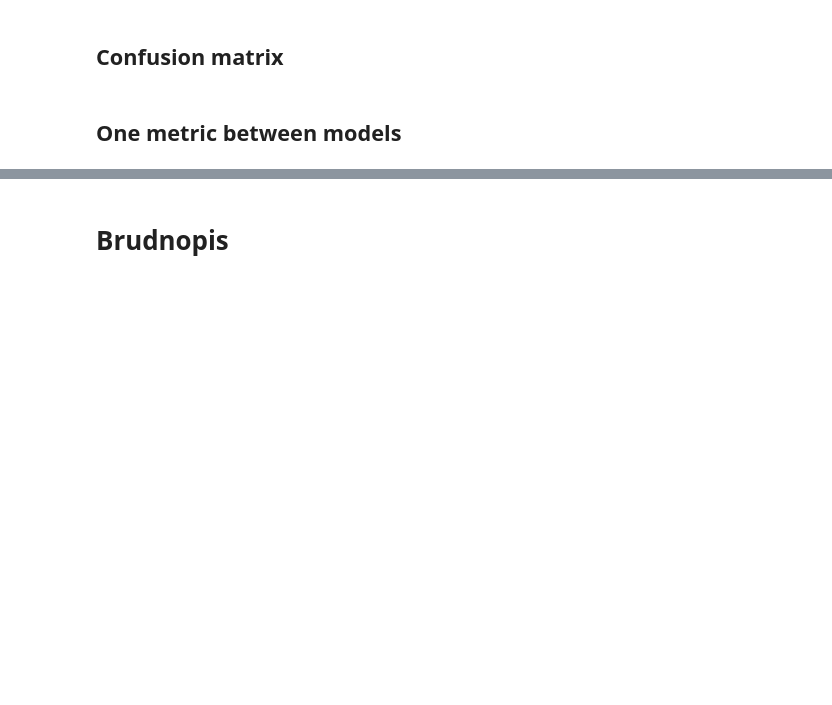
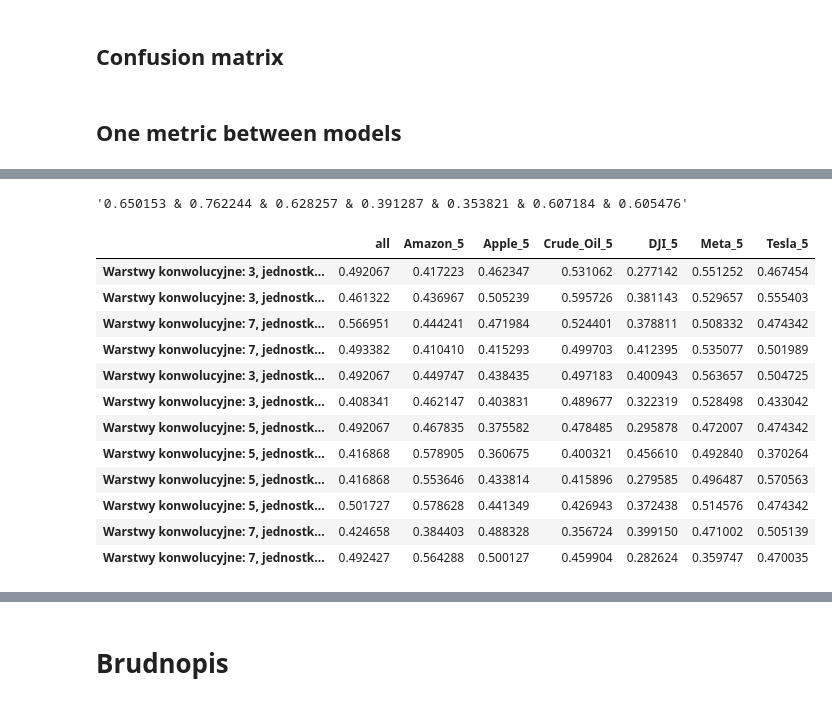
Before and after one commit to B4rtko/Inzynierka, a Jupyter notebook: visualize.ipynb, the cells around one changed output, grey strips where cells are left out. Drawn from its saved outputs; the diff is of its cells as text; code cells hidden in the pictures; blank space fills up the shorter version.

```diff
--- a/visualize.ipynb
+++ b/visualize.ipynb
@@ -438,0 +755,23 @@ for ds in case_dirs_cnn.keys():
+# %%
+maxes = []
+for c in df_validation_cdt.columns:
+    maxes.append(str(round(df_validation_cdt[c].max(), 6)))
+" & ".join(maxes)
+# %% [output]
+'0.650153 & 0.762244 & 0.628257 & 0.391287 & 0.353821 & 0.607184 & 0.605476'
+# %%
+df_test_cdt
+# %% [output]
+|  | all | Amazon_5 | Apple_5 | Crude_Oil_5 | DJI_5 | Meta_5 | Tesla_5 |
+| Warstwy konwolucyjne: 3, jednostk... | 0.492067 | 0.417223 | 0.462347 | 0.531062 | 0.277142 | 0.551252 | 0.467454 |
+| Warstwy konwolucyjne: 3, jednostk... | 0.461322 | 0.436967 | 0.505239 | 0.595726 | 0.381143 | 0.529657 | 0.555403 |
+| Warstwy konwolucyjne: 7, jednostk... | 0.566951 | 0.444241 | 0.471984 | 0.524401 | 0.378811 | 0.508332 | 0.474342 |
+| Warstwy konwolucyjne: 7, jednostk... | 0.493382 | 0.410410 | 0.415293 | 0.499703 | 0.412395 | 0.535077 | 0.501989 |
+| Warstwy konwolucyjne: 3, jednostk... | 0.492067 | 0.449747 | 0.438435 | 0.497183 | 0.400943 | 0.563657 | 0.504725 |
+| Warstwy konwolucyjne: 3, jednostk... | 0.408341 | 0.462147 | 0.403831 | 0.489677 | 0.322319 | 0.528498 | 0.433042 |
+| Warstwy konwolucyjne: 5, jednostk... | 0.492067 | 0.467835 | 0.375582 | 0.478485 | 0.295878 | 0.472007 | 0.474342 |
+| Warstwy konwolucyjne: 5, jednostk... | 0.416868 | 0.578905 | 0.360675 | 0.400321 | 0.456610 | 0.492840 | 0.370264 |
+| Warstwy konwolucyjne: 5, jednostk... | 0.416868 | 0.553646 | 0.433814 | 0.415896 | 0.279585 | 0.496487 | 0.570563 |
+| Warstwy konwolucyjne: 5, jednostk... | 0.501727 | 0.578628 | 0.441349 | 0.426943 | 0.372438 | 0.514576 | 0.474342 |
+| Warstwy konwolucyjne: 7, jednostk... | 0.424658 | 0.384403 | 0.488328 | 0.356724 | 0.399150 | 0.471002 | 0.505139 |
+| Warstwy konwolucyjne: 7, jednostk... | 0.492427 | 0.564288 | 0.500127 | 0.459904 | 0.282624 | 0.359747 | 0.470035 |
```
Also changed, not shown: parts of 50 cells of this notebook, 1 other file.
